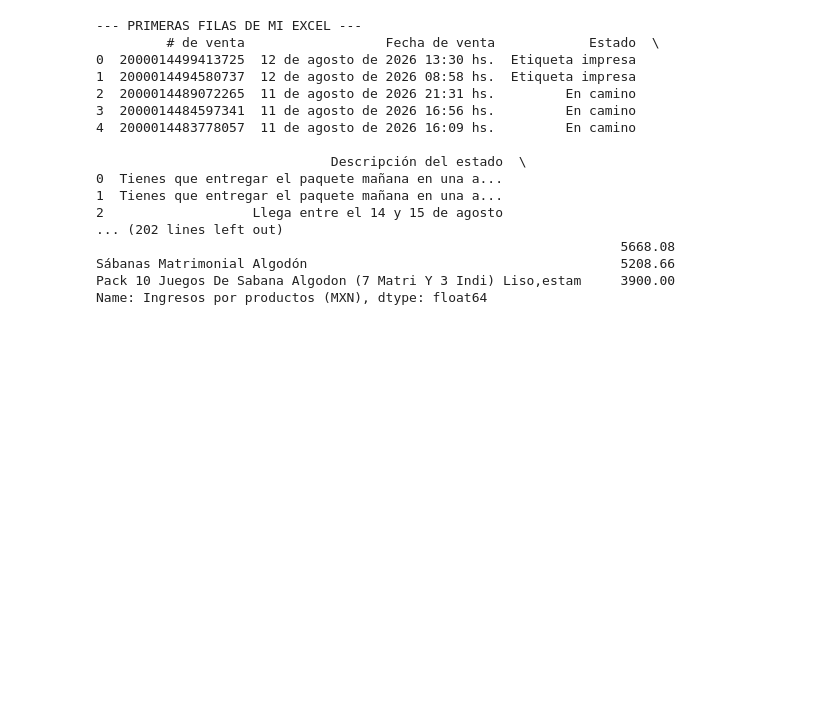
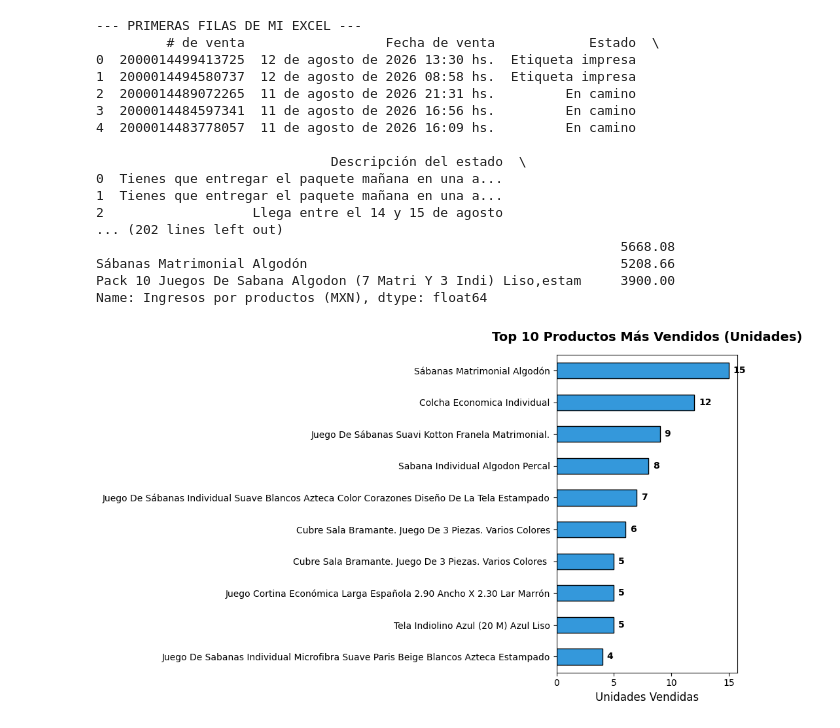
Before and after one commit to AnaMariaTeomitzi/Ciencia-de-datos-Python, a Jupyter notebook: ventas textiles en linea.ipynb, the cells around one changed output. Cells and saved outputs as stored; diff of their text form; code cells hidden in the pictures; blank space fills up the shorter version.

```diff
--- a/ventas textiles en linea.ipynb
+++ b/ventas textiles en linea.ipynb
@@ -58,30 +58,61 @@ top_unidades = (
     .head(5)
 )
 print(top_unidades)
 
 print("\n--- TOP 5 PRODUCTOS (POR INGRESOS) ---")
 top_ingresos = (
     df_mis_ventas.groupby('Título de la publicación')['Ingresos por productos (MXN)']
     .sum()
     .sort_values(ascending=False)
     .head(5)
 )
 print(top_ingresos)
+
+import matplotlib.pyplot as plt
+
+# 1. Obtener los 10 productos más vendidos (en unidades)
+top_10_unidades = (
+    df_mis_ventas.groupby('Título de la publicación')['Unidades']
+    .sum()
+    .sort_values(ascending=True)  # Ascendente para que el producto top quede hasta arriba
+    .tail(10)                     # Seleccionamos los últimos 10
+)
+
+# 2. Crear la figura y ajustar tamaño
+plt.figure(figsize=(10, 6))
+
+# 3. Dibujar las barras horizontales (kind='barh')
+ax = top_10_unidades.plot(kind='barh', color='#3498db', edgecolor='black')
+
+# 4. Personalizar títulos y ejes
+plt.title('Top 10 Productos Más Vendidos (Unidades)', fontsize=14, fontweight='bold', pad=15)
+plt.xlabel('Unidades Vendidas', fontsize=12)
+plt.ylabel('')  # Dejamos el eje Y sin etiqueta para no recargar la imagen
+
+# 5. Colocar el valor numérico exacto al final de cada barra
+ax.bar_label(ax.containers[0], fmt='%d', padding=5, fontsize=10, fontweight='bold')
+
+# Ajustar márgenes para que los nombres largos no se corten
+plt.tight_layout()
+
+# Mostrar la gráfica
+plt.show()
 # %% [output]
 --- PRIMERAS FILAS DE MI EXCEL ---
          # de venta                  Fecha de venta            Estado  \
 0  2000014499413725  12 de agosto de 2026 13:30 hs.  Etiqueta impresa
 1  2000014494580737  12 de agosto de 2026 08:58 hs.  Etiqueta impresa
 2  2000014489072265  11 de agosto de 2026 21:31 hs.         En camino
 3  2000014484597341  11 de agosto de 2026 16:56 hs.         En camino
 4  2000014483778057  11 de agosto de 2026 16:09 hs.         En camino
 
                               Descripción del estado  \
 0  Tienes que entregar el paquete mañana en una a...
 1  Tienes que entregar el paquete mañana en una a...
 2                   Llega entre el 14 y 15 de agosto
 ... (202 lines left out)
                                                                    5668.08
 Sábanas Matrimonial Algodón                                        5208.66
 Pack 10 Juegos De Sabana Algodon (7 Matri Y 3 Indi) Liso,estam     3900.00
 Name: Ingresos por productos (MXN), dtype: float64
+[figure, added]
```
